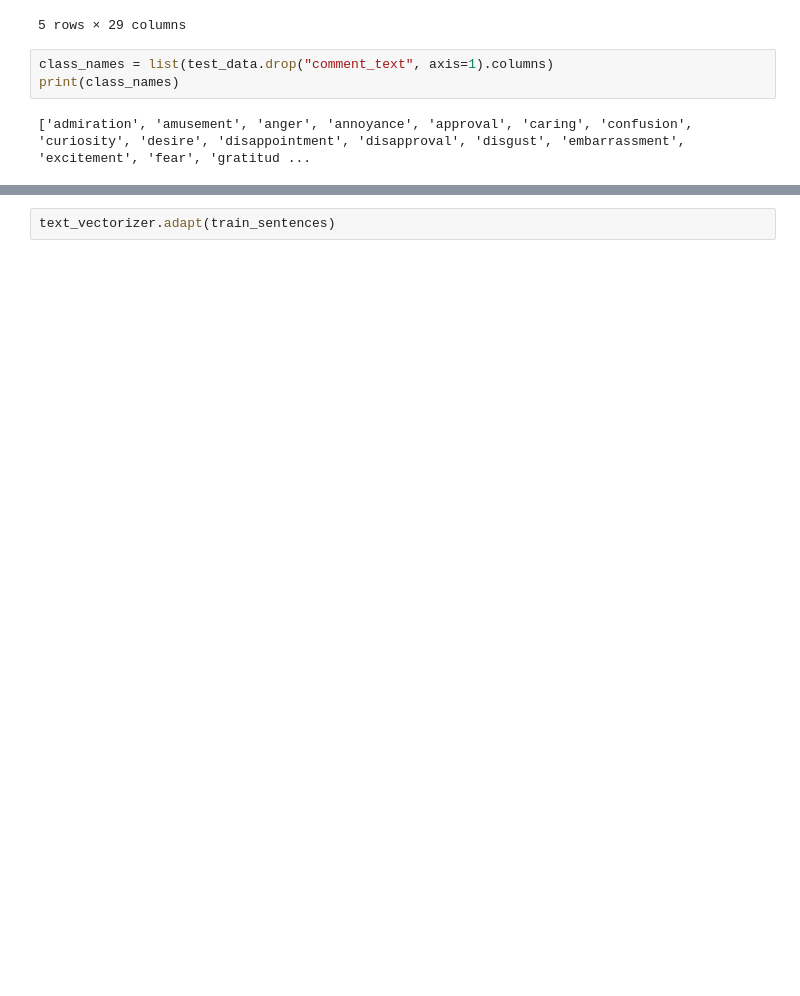
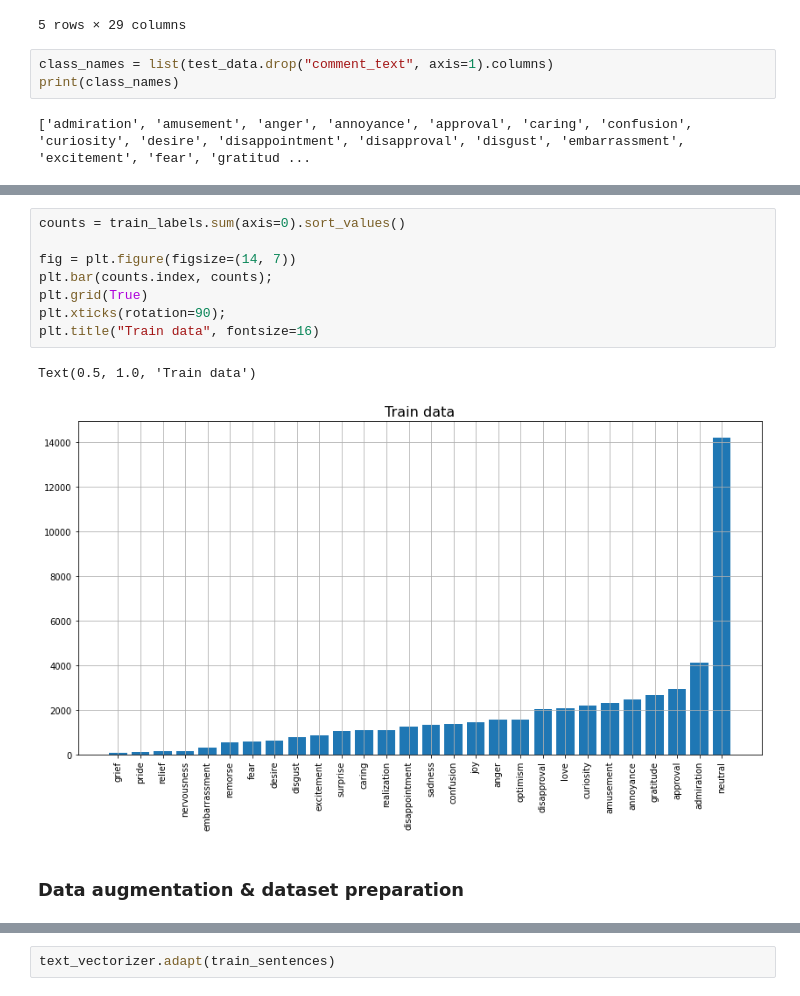
Before and after one commit to KornelWitkowski/TensorFlow-benchmarks, a Jupyter notebook: NLP.ipynb, the cells around one changed output, grey strips where cells are left out. Drawn from its saved outputs; the diff is of its cells as text; blank space fills up the shorter version.

```diff
--- a/NLP.ipynb
+++ b/NLP.ipynb
@@ -88,0 +128,13 @@ test_ds  = test_ds.batch(128).shuffle(1000).prefetch(tf.data.AUTOTUNE)
+# %%
+counts = train_labels.sum(axis=0).sort_values()
+
+fig = plt.figure(figsize=(14, 7))
+plt.bar(counts.index, counts);
+plt.grid(True)
+plt.xticks(rotation=90);
+plt.title("Train data", fontsize=16)
+# %% [output]
+Text(0.5, 1.0, 'Train data')
+[figure, added]
+# %% [markdown]
+### Data augmentation & dataset preparation
```
Also changed, not shown: parts of 74 cells of this notebook.
